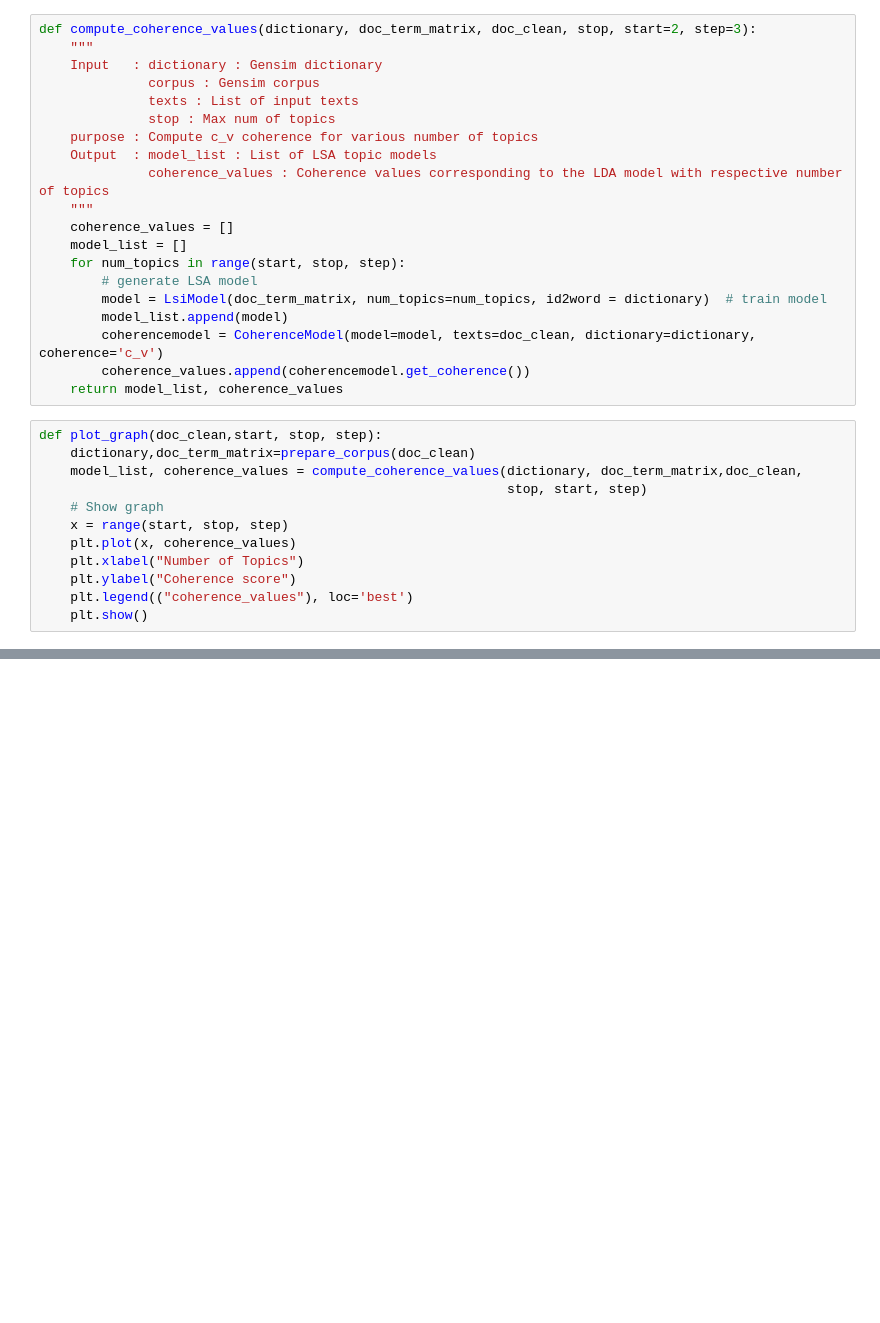
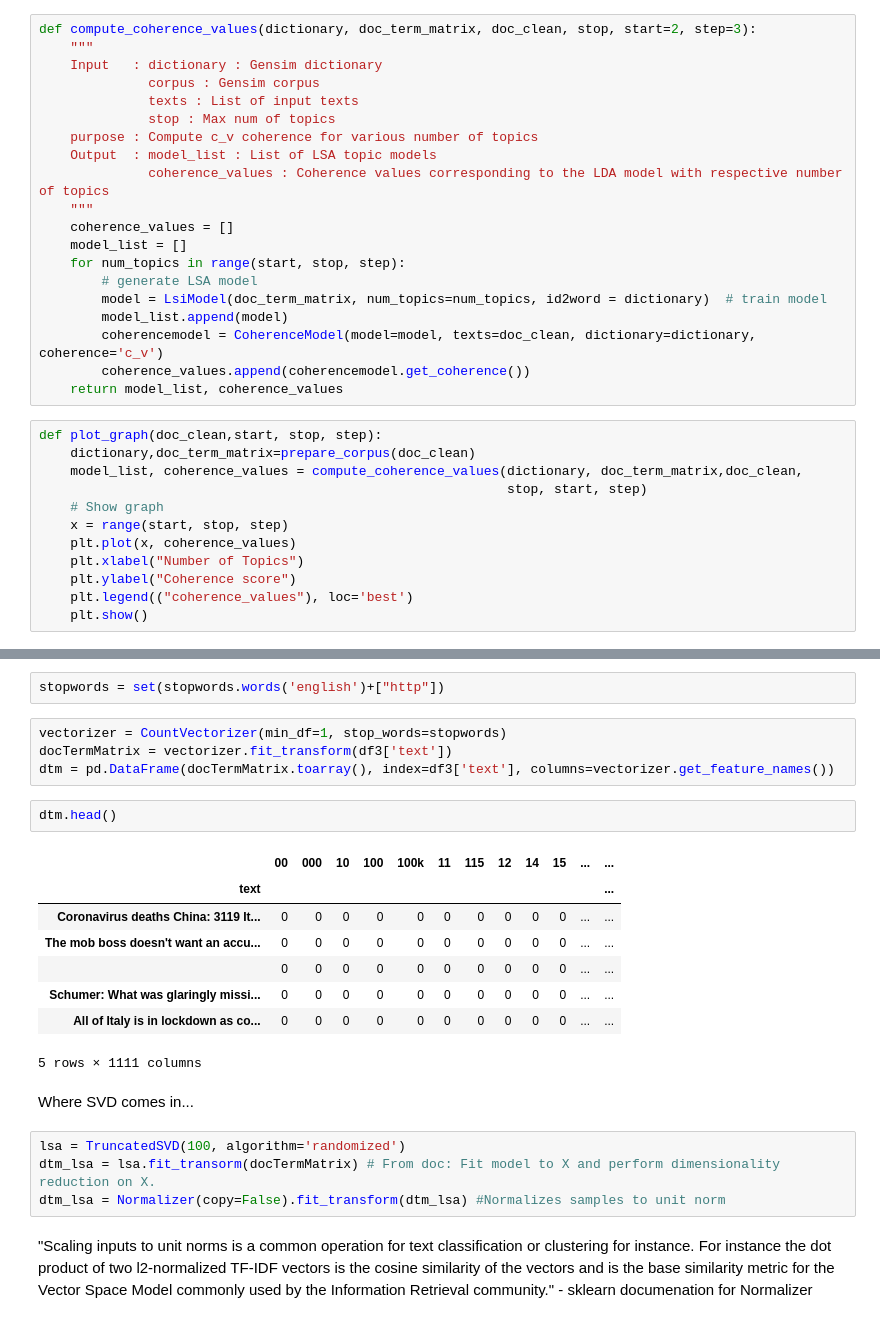
Before and after one commit to TiernonRR/LinearSemesterProject, a Jupyter notebook: LSA.ipynb, the cells around one changed output, grey strips where cells are left out. Cells and saved outputs as stored; diff of their text form; blank space fills up the shorter version.

```diff
--- a/LSA.ipynb
+++ b/LSA.ipynb
@@ -156,0 +195,25 @@ model=create_gensim_lsa_model(tweets,number_of_topics,words)
+# %%
+stopwords = set(stopwords.words('english')+["http"])
+# %%
+vectorizer = CountVectorizer(min_df=1, stop_words=stopwords)
+docTermMatrix = vectorizer.fit_transform(df3['text'])
+dtm = pd.DataFrame(docTermMatrix.toarray(), index=df3['text'], columns=vectorizer.get_feature_names())
+# %%
+dtm.head()
+# %% [output]
+|  | 00 | 000 | 10 | 100 | 100k | 11 | 115 | 12 | 14 | 15 | ... | ... |
+| text |  |  |  |  |  |  |  |  |  |  |  | ... |
+| Coronavirus deaths China: 3119 It... | 0 | 0 | 0 | 0 | 0 | 0 | 0 | 0 | 0 | 0 | ... | ... |
+| The mob boss doesn't want an accu... | 0 | 0 | 0 | 0 | 0 | 0 | 0 | 0 | 0 | 0 | ... | ... |
+|  | 0 | 0 | 0 | 0 | 0 | 0 | 0 | 0 | 0 | 0 | ... | ... |
+| Schumer: What was glaringly missi... | 0 | 0 | 0 | 0 | 0 | 0 | 0 | 0 | 0 | 0 | ... | ... |
+| All of Italy is in lockdown as co... | 0 | 0 | 0 | 0 | 0 | 0 | 0 | 0 | 0 | 0 | ... | ... |
+5 rows × 1111 columns
+# %% [markdown]
+Where SVD comes in...
+# %%
+lsa = TruncatedSVD(100, algorithm='randomized')
+dtm_lsa = lsa.fit_transorm(docTermMatrix) # From doc: Fit model to X and perform dimensionality reduction on X.
+dtm_lsa = Normalizer(copy=False).fit_transform(dtm_lsa) #Normalizes samples to unit norm
+# %% [markdown]
+"Scaling inputs to unit norms is a common operation for text classification or clustering for instance. For instance the dot product of two l2-normalized TF-IDF vectors is the cosine similarity of the vectors and is the base similarity metric for the Vector Space Model commonly used by the Information Retrieval community." - sklearn documenation for Normalizer
```
Also changed, not shown: parts of 20 cells of this notebook, 3 other files.
